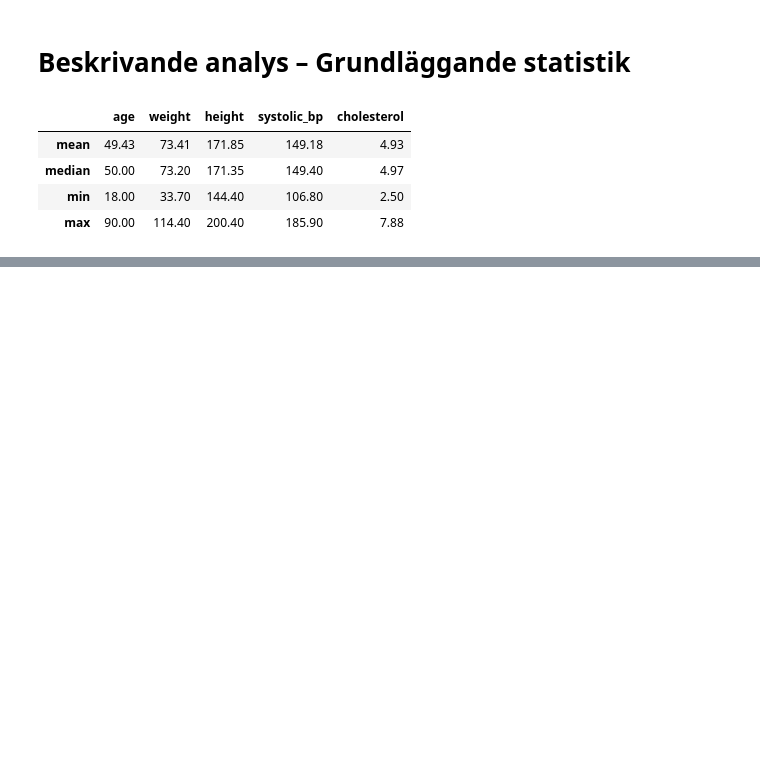
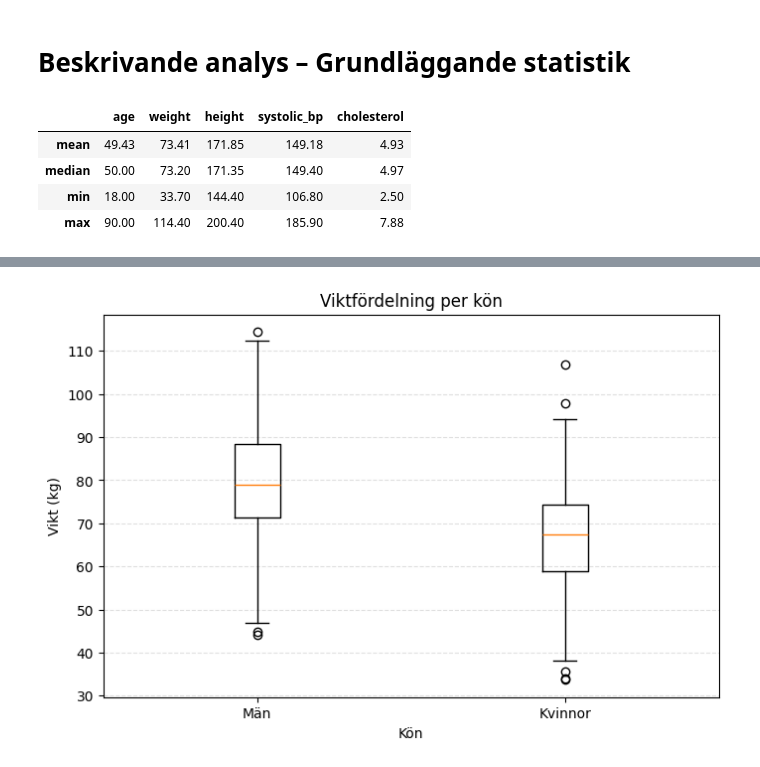
Before and after one commit to faezehgohari/health_study_analysis, a Jupyter notebook: notebooks/del2_notebook.ipynb, the cells around one changed output, grey strips where cells are left out. Cells and saved outputs as stored; diff of their text form; code cells hidden in the pictures; blank space fills up the shorter version.

```diff
--- a/notebooks/del2_notebook.ipynb
+++ b/notebooks/del2_notebook.ipynb
@@ -24,0 +35,5 @@ stats
+# %%
+#Viktfördelning per kön graf
+V.boxplot_distribution_weight_by_gender((df_clean));
+# %% [output]
+[figure, added]
```
Also changed, not shown: parts of 6 cells of this notebook, 1 other file.
